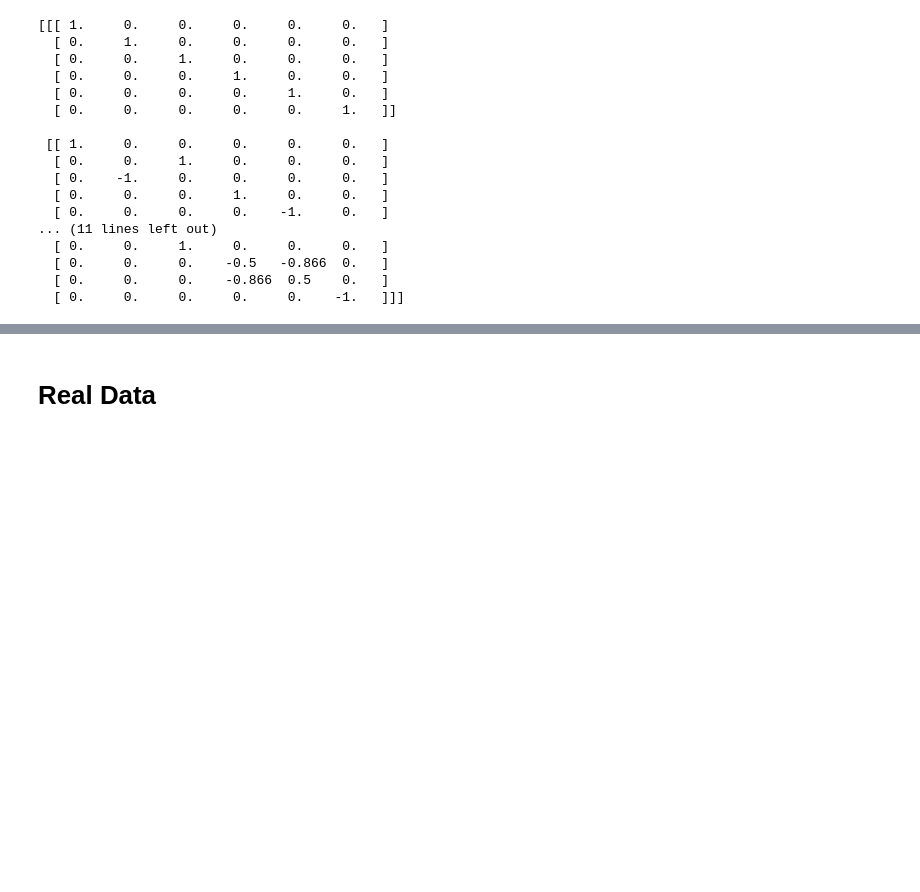
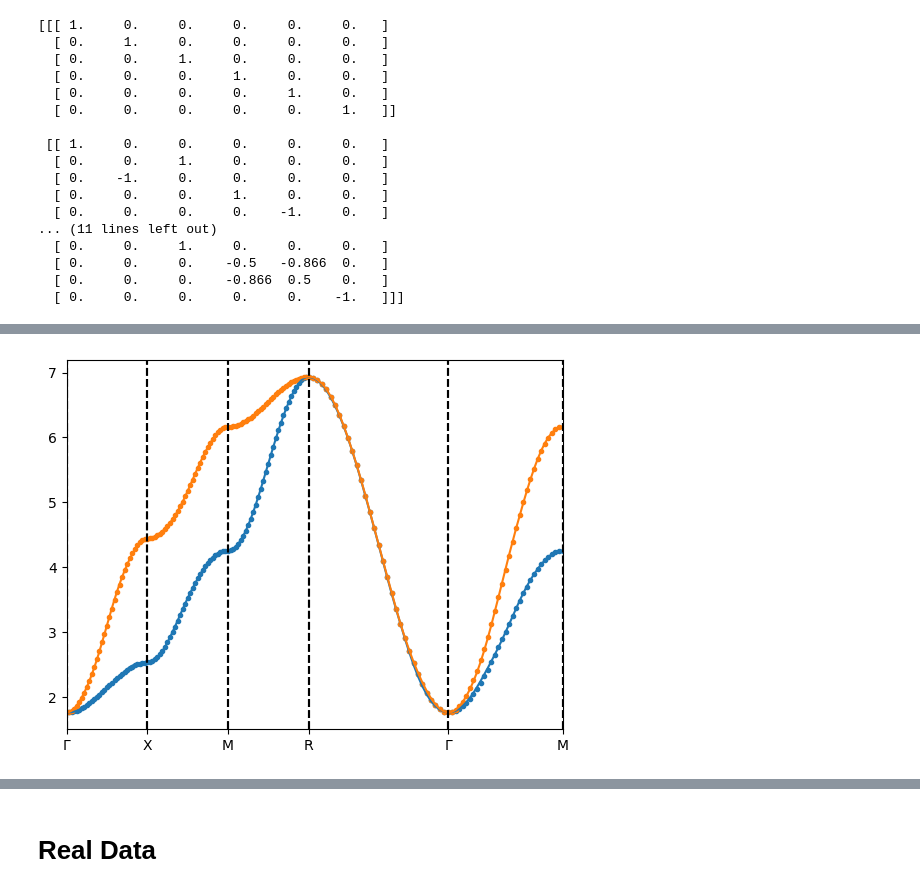
Before and after one commit to redweasel/tight-binding, a Jupyter notebook: TightBinding.ipynb, the cells around one changed output, grey strips where cells are left out. Cells and saved outputs as stored; diff of their text form; code cells hidden in the pictures; blank space fills up the shorter version.

```diff
--- a/TightBinding.ipynb
+++ b/TightBinding.ipynb
@@ -237,0 +232,11 @@ final loss: 0.0011313379362456087
+# %%
+%load_ext snakeviz
+
+u_repr = UR.d3(False)# + UR.one_dim(True, True, True)
+neighbors = u_repr.sym.complete_neighbors(((0,0,0), (1,0,0)))
+tb2_ref = TightBindingModel(u_repr, neighbors,
+                        [random_hermitian(u_repr.dim()) for _ in neighbors])
+tb2_ref.normalize()
+print(tb2_ref.params)
+#tb2_ref.normalize()
+#print(tb2_ref.params)
@@ -237,0 +255,26 @@ final loss: 0.0011313379362456087
+# %%
+#%%snakeviz -t
+# TODO do this test for non matching unitary representations
+# NOTE the following does sometimes not converge for unknown reasons, but that was already in v2 that way
+u_repr_fit = UR.one_dim(False, False, True) * u_repr.dim()
+neighbors_fit = ((0,0,0), (1,0,0), (1,1,0), (1,1,1), (2,0,0), (2,1,0), (2,1,1), (2,2,1), (2,2,0), (2,2,2), (3,0,0), (3,1,0), (3,1,1), (3,2,1))
+neighbors_fit_compl = u_repr.sym.complete_neighbors(neighbors_fit)
+
+tb2 = TightBindingModel(u_repr_fit, neighbors_fit_compl,
+                        [random_hermitian(u_repr.dim()) * 0.01 for _ in neighbors_fit_compl])
+
+# just fit along a path to get good readable plots
+path = kpaths.KPath('G').to('X').to('M').to('R').to('G').to('M')
+k_smpl = np.array(path)/2
+
+ref_bands = tb2_ref.bands(k_smpl)
+
+# test the old model in comparison (performance and fit quality)
+#tb2 = bandstructure.BandStructureModel.init_tight_binding_from_ref(u_repr.sym, neighbors_fit, k_smpl, ref_bands, 0, 0, cos_reduced=False)
+
+# fit
+tb2.optimize(k_smpl, 1.0, ref_bands, 1.0, 0, 2000, batch_div=4)
+
+path.plot(tb2_ref, '.')
+path.plot(tb2, '-')
+# %% [output]
@@ -237,0 +282 @@ final loss: 0.0011313379362456087
+[figure, added]
```
Also changed, not shown: parts of 21 cells of this notebook, 9 other files.
